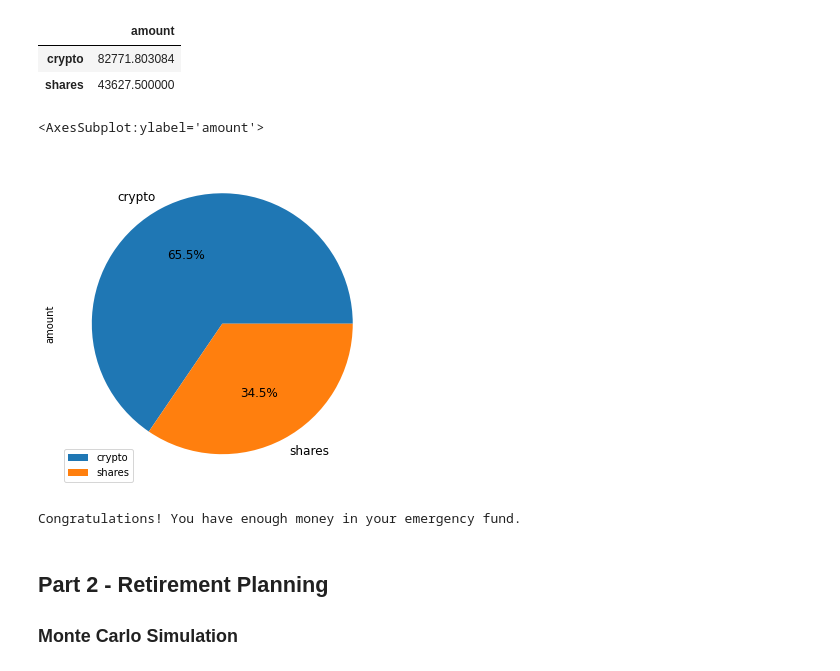
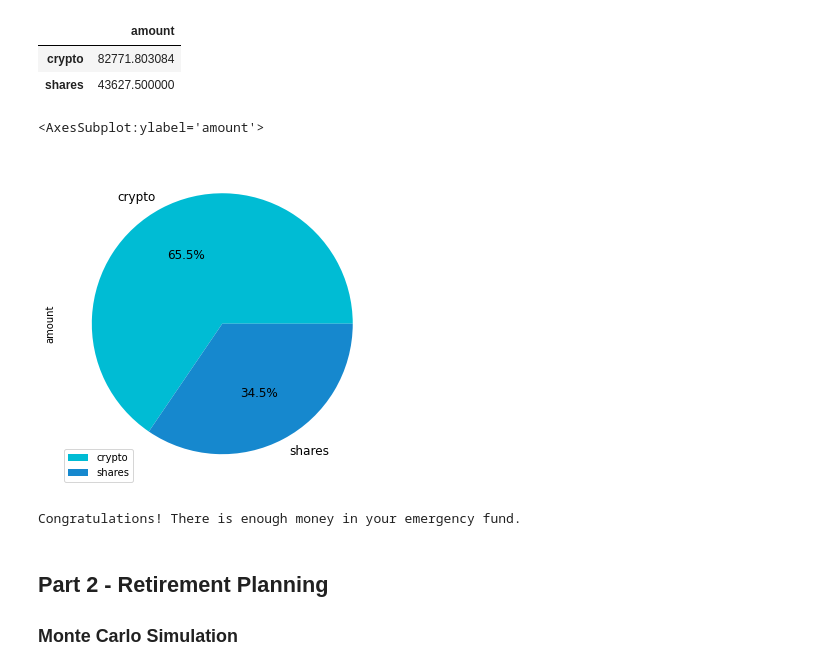
Before and after one commit to 2KAbhishek/pyfinance, a Jupyter notebook: financial-planner.ipynb, the cells around one changed output. Saved outputs shown, nothing was run; the diff lists cells and outputs as text; code cells hidden in the pictures.

Commit message:
Add emergency fund calculation

```diff
--- a/financial-planner.ipynb
+++ b/financial-planner.ipynb
@@ -130,21 +130,26 @@ df_savings.head()
 | shares | 43627.500000 |
 # %%
 # Plot savings pie chart
-df_savings.plot.pie(y='amount', figsize=(6, 6), autopct='%1.1f%%', fontsize=12)
+df_savings.plot.pie(y='amount', figsize=(6, 6), autopct='%1.1f%%', fontsize=12, colors=['#00bcd4', '#1688ce'])
 # %% [output]
 <AxesSubplot:ylabel='amount'>
-[figure, old version]
+[figure, new version]
-# %%
-# Set ideal emergency fund
-emergency_fund = monthly_income * 3
-
-# Calculate total amount of savings
-# YOUR CODE HERE!
-
-# Validate saving health
-# YOUR CODE HERE!
-# %% [output]
-Congratulations! You have enough money in your emergency fund.
+# %%
+# Set ideal emergency fund
+emergency_fund = monthly_income * 3
+
+# Calculate total amount of savings
+total_assets = crypto_assets + shares_assets
+
+# Validate saving health
+if total_assets > emergency_fund:
+    print("Congratulations! There is enough money in your emergency fund.")
+elif emergency_fund == total_assets:
+    print("Congratulations! You have reached this financial goal")
+else:
+    print(f"You are {emergency_fund - total_assets} dollars away from reaching the goal")
+# %% [output]
+Congratulations! There is enough money in your emergency fund.
 # %% [markdown]
 ## Part 2 - Retirement Planning
 
```
